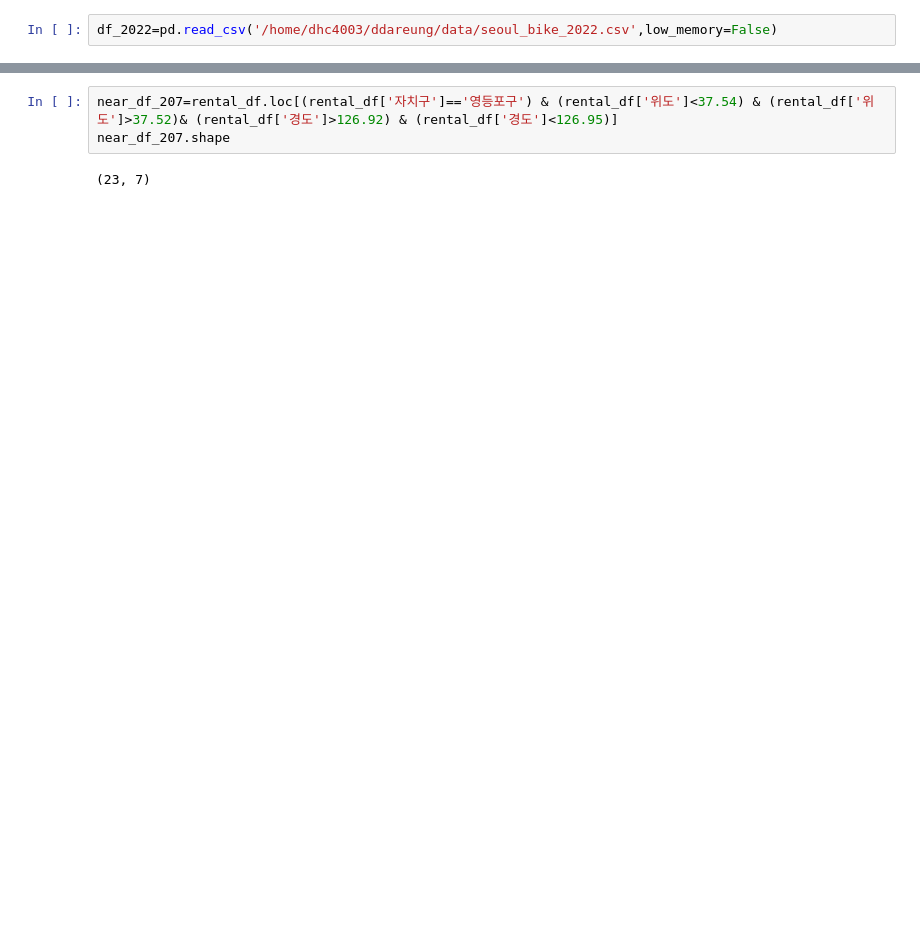
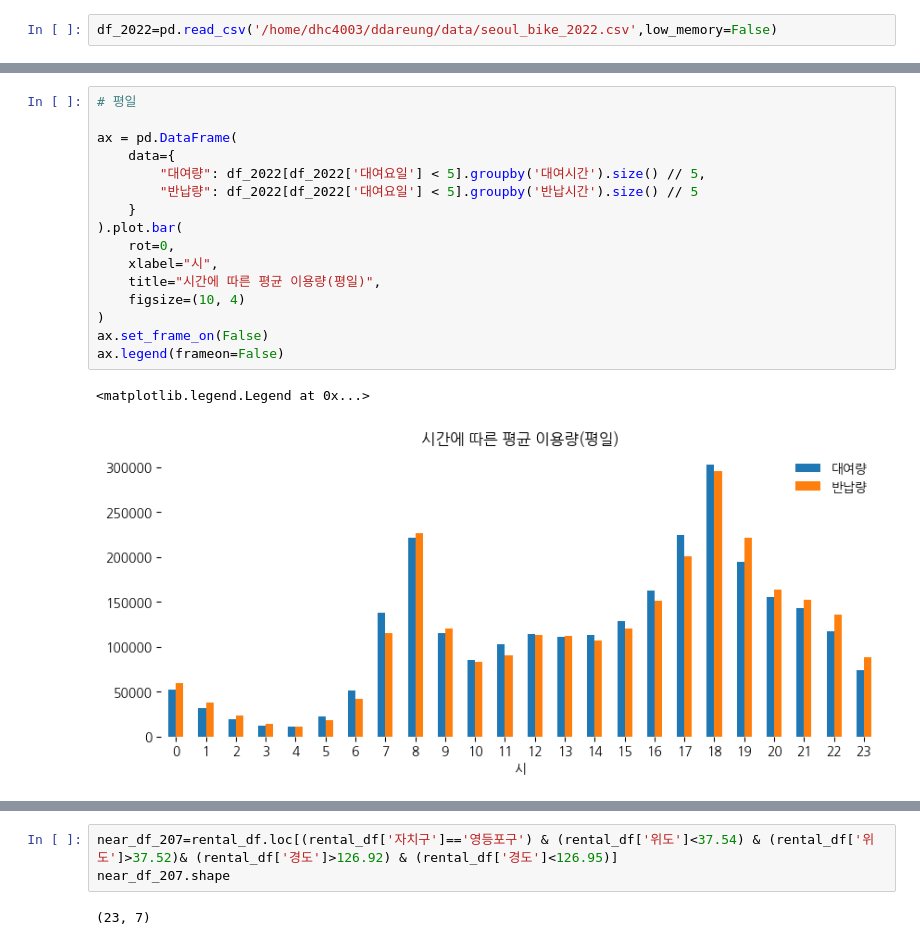
Before and after one commit to dhcryan/ddareung, a Jupyter notebook: main.ipynb, the cells around one changed output, grey strips where cells are left out. Cells and saved outputs as stored; diff of their text form; blank space fills up the shorter version.

```diff
--- a/main.ipynb
+++ b/main.ipynb
@@ -201,0 +195,19 @@ df_2022["반납일자"] = df_2022["반납일시"].dt.date
+# %%
+# 평일
+
+ax = pd.DataFrame(
+    data={
+        "대여량": df_2022[df_2022['대여요일'] < 5].groupby('대여시간').size() // 5,
+        "반납량": df_2022[df_2022['대여요일'] < 5].groupby('반납시간').size() // 5
+    }
+).plot.bar(
+    rot=0,
+    xlabel="시",
+    title="시간에 따른 평균 이용량(평일)",
+    figsize=(10, 4)
+)
+ax.set_frame_on(False)
+ax.legend(frameon=False)
+# %% [output]
+<matplotlib.legend.Legend at 0x...>
+[figure, added]
```
Also changed, not shown: parts of 30 cells of this notebook.
